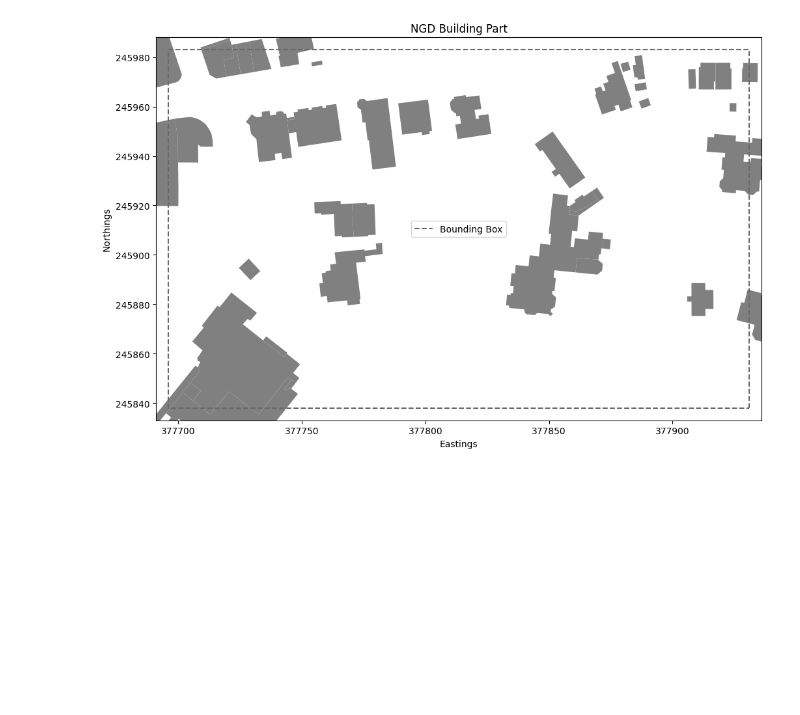
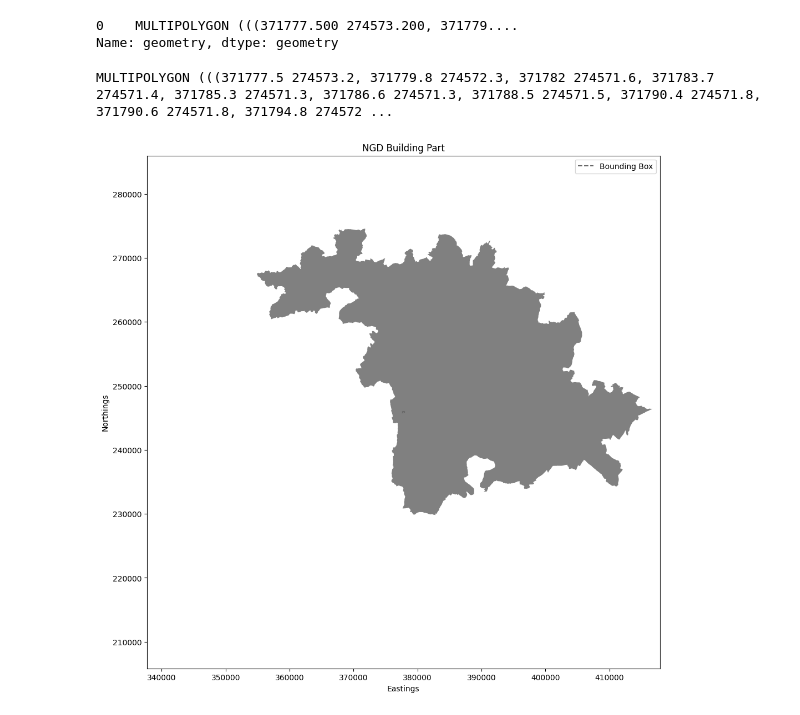
Before and after one commit to spwgit/osmm, a Jupyter notebook: features_api.ipynb, the cells around one changed output. Cells and saved outputs as stored; diff of their text form; code cells hidden in the pictures; blank space fills up the shorter version.

```diff
--- a/features_api.ipynb
+++ b/features_api.ipynb
@@ -6,6 +8,19 @@ import os
 from dotenv import load_dotenv
 load_dotenv()
 os.environ['PROJ_NETWORK'] = 'OFF'
+# %%
+with open('sw2buff.geojson', encoding='UTF-8') as json_file:
+    geojson = geojson.load(json_file)
+df = gpd.GeoDataFrame.from_features(geojson["features"])
+print(df['geometry'])
+# %% [output]
+0    MULTIPOLYGON (((371777.500 274573.200, 371779....
+Name: geometry, dtype: geometry
+# %%
+sw_gdf = gpd.read_file('sw2buff.json')
+print(sw_gdf['geometry'][0])
+# %% [output]
+MULTIPOLYGON (((371777.5 274573.2, 371779.8 274572.3, 371782 274571.6, 371783.7 274571.4, 371785.3 274571.3, 371786.6 274571.3, 371788.5 274571.5, 371790.4 274571.8, 371790.6 274571.8, 371794.8 274572 ...
 # %%
 key = os.getenv('key')
 ngd_collections = NGD.get_collections()
@@ -31,26 +46,27 @@ bld_fts_results = ngd_building_part.query(extent=extent, crs=crs)
 # %%
 bld_fts_gdf = gpd.GeoDataFrame.from_features(bld_fts_results['features'], crs=crs)
 # %%
-ax = bld_fts_gdf.plot(color="grey", figsize=(12, 10))
+#ax = bld_fts_gdf.plot(color="grey", figsize=(14, 12))
+ax = df.plot(color="grey", figsize=(12, 12))
 
 # Plot the query extent
 ax.plot(*zip(*extent.polygon.exterior.coords), color="dimgray",
         linestyle='--', label="Bounding Box")
 
 # Define limits of the plot
 bounds = extent.polygon.bounds
 # margin adds a bit of space around the bounding box
-margin = 5
+margin = 40000
 x_limits = (bounds[0] - margin, bounds[2] + margin)
 y_limits = (bounds[1] - margin, bounds[3] + margin)
 ax.set_xlim(*x_limits)
 ax.set_ylim(*y_limits)
 
 # Add labels
 ax.set_xlabel("Eastings")
 ax.set_ylabel("Northings")
 ax.set_title("NGD Building Part")
 plt.legend()
 plt.show()
 # %% [output]
-[figure, old version]
+[figure, new version]
```
Also changed, not shown: parts of 1 cell of this notebook, 2 other files.
